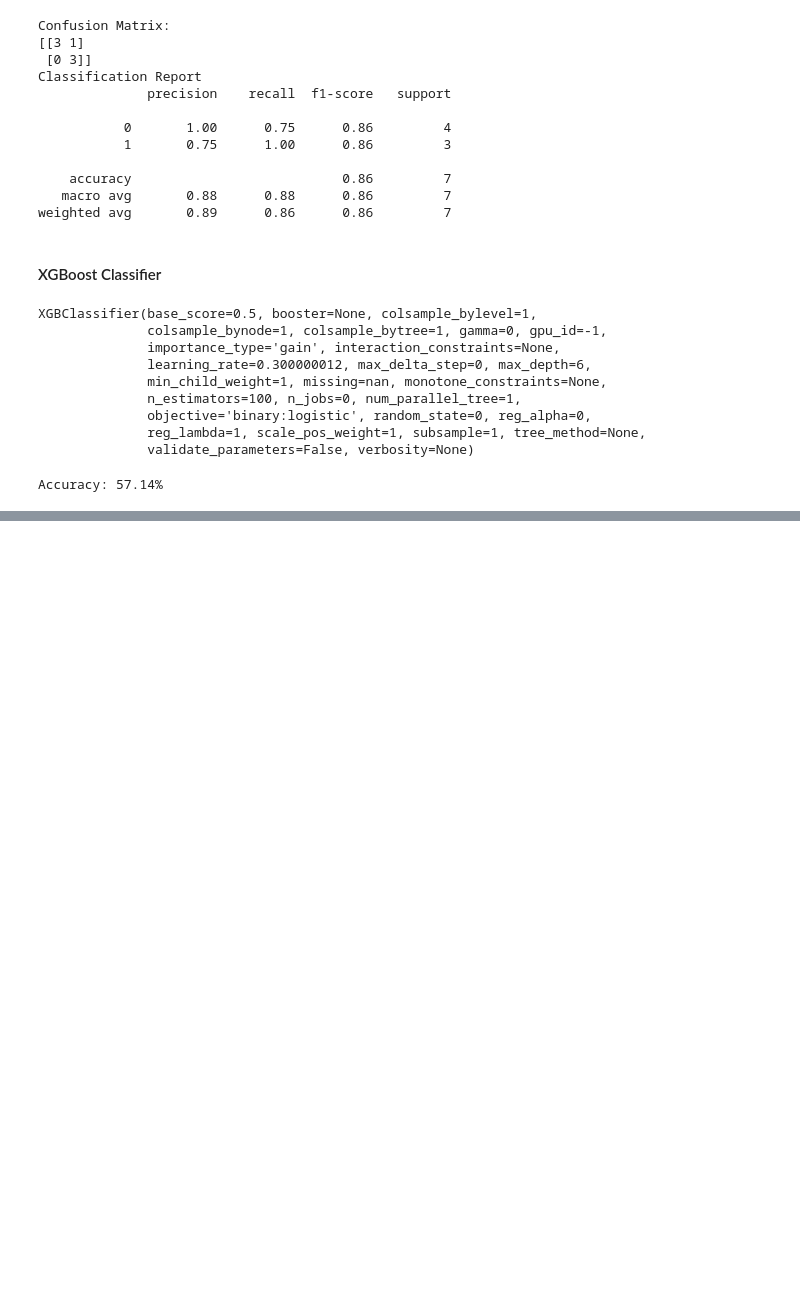
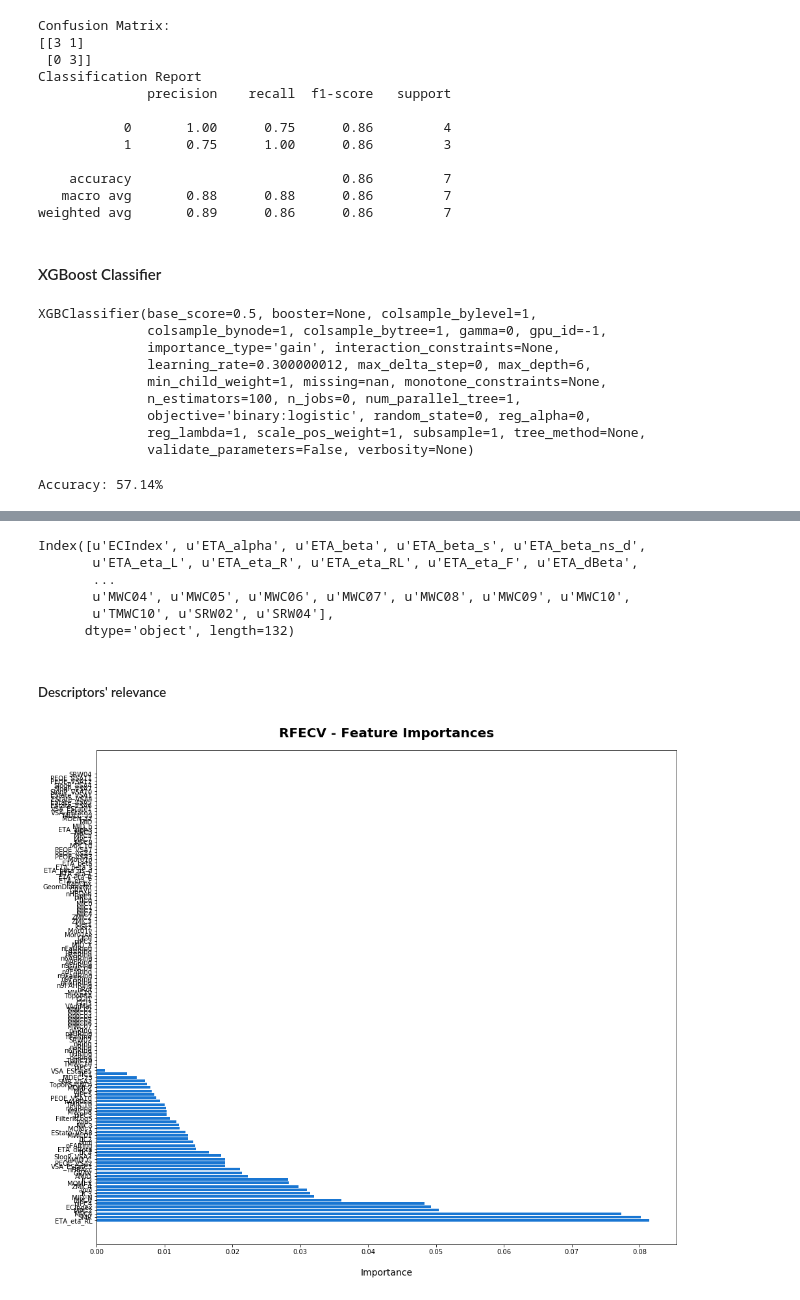
Before and after one commit to AlexisMolinaMR/PeleAI, a Jupyter notebook: PeleAI/descriptors/Descriptors_curation_to_ML.ipynb, the cells around one changed output, grey strips where cells are left out. Drawn from its saved outputs; the diff is of its cells as text; code cells hidden in the pictures; blank space fills up the shorter version.

```diff
--- a/PeleAI/descriptors/Descriptors_curation_to_ML.ipynb
+++ b/PeleAI/descriptors/Descriptors_curation_to_ML.ipynb
@@ -1169,0 +1755,5 @@ plt.scatter()
+# %%
+print(np.where(rfecv.support_ == False)[0])
+
+train.drop(train.columns[np.where(rfecv.support_ == False)[0]], axis=1, inplace=True)
+test.drop(test.columns[np.where(rfecv.support_ == False)[0]], axis=1, inplace=True)
@@ -1169,0 +1778,26 @@ plt.scatter()
+# %%
+train.columns
+# %% [output]
+Index([u'ECIndex', u'ETA_alpha', u'ETA_beta', u'ETA_beta_s', u'ETA_beta_ns_d',
+       u'ETA_eta_L', u'ETA_eta_R', u'ETA_eta_RL', u'ETA_eta_F', u'ETA_dBeta',
+       ...
+       u'MWC04', u'MWC05', u'MWC06', u'MWC07', u'MWC08', u'MWC09', u'MWC10',
+       u'TMWC10', u'SRW02', u'SRW04'],
+      dtype='object', length=132)
+# %% [markdown]
+##### Descriptors' relevance
+# %%
+dset = pd.DataFrame()
+dset['attr'] = train.columns
+dset['importance'] = rfecv.estimator_.feature_importances_
+
+dset = dset.sort_values(by='importance', ascending=False)
+
+
+plt.figure(figsize=(16, 14))
+plt.barh(y=dset['attr'], width=dset['importance'], color='#1976D2')
+plt.title('RFECV - Feature Importances', fontsize=20, fontweight='bold', pad=20)
+plt.xlabel('Importance', fontsize=14, labelpad=20)
+plt.show()
+# %% [output]
+[figure, added]
```
Also changed, not shown: parts of 164 cells of this notebook.
